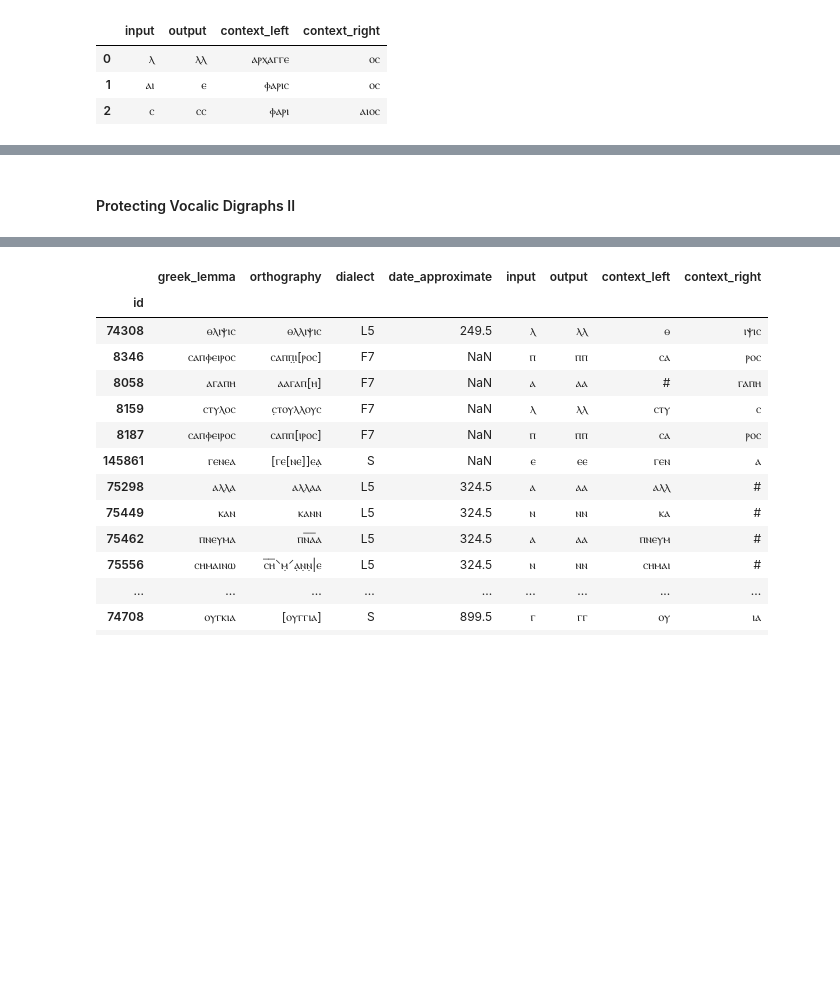
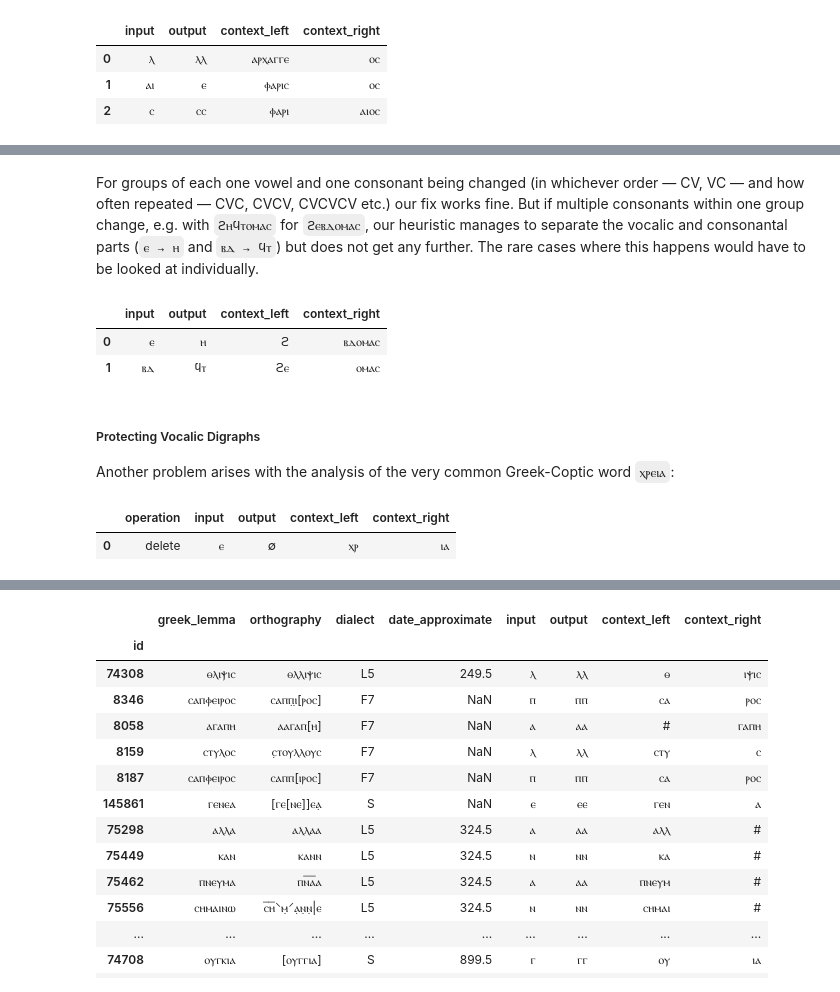
Before and after one commit to kmein/greek-coptic, a Jupyter notebook: greek-coptic.ipynb, the cells around one changed output, grey strips where cells are left out. Saved outputs shown, nothing was run; the diff lists cells and outputs as text; code cells hidden in the pictures; blank space fills up the shorter version.

```diff
--- a/greek-coptic.ipynb
+++ b/greek-coptic.ipynb
@@ -522,2 +496,19 @@ fix_vowel_groups({
+# %% [markdown]
+For groups of each one vowel and one consonant being changed (in whichever order — CV, VC — and how often repeated — CVC, CVCV, CVCVCV etc.) our fix works fine.
+But if multiple consonants within one group change, e.g. with `ϩⲏϥⲧⲟⲙⲁⲥ` for `ϩⲉⲃⲇⲟⲙⲁⲥ`,
+our heuristic manages to separate the vocalic and consonantal parts (`ⲉ → ⲏ` and `ⲃⲇ → ϥⲧ`) but does not get any further.
+The rare cases where this happens would have to be looked at individually.
+# %%
+pd.DataFrame(flatmap(fix_CV_or_VC, get_required_edits("ϩⲉⲃⲇⲟⲙⲁⲥ", "ϩⲏϥⲧⲟⲙⲁⲥ")))
+# %% [output]
+|  | input | output | context_left | context_right |
+| 0 | ⲉ | ⲏ | ϩ | ⲃⲇⲟⲙⲁⲥ |
+| 1 | ⲃⲇ | ϥⲧ | ϩⲉ | ⲟⲙⲁⲥ |
 # %% [markdown]
-#### Protecting Vocalic Digraphs II
+##### Protecting Vocalic Digraphs
+Another problem arises with the analysis of the very common Greek-Coptic word `ⲭⲣⲉⲓⲁ`:
+# %%
+pd.DataFrame(get_required_edits("ⲭⲣⲉⲓⲁ", "ⲭⲣⲓⲁ"))
+# %% [output]
+|  | operation | input | output | context_left | context_right |
+| 0 | delete | ⲉ | ∅ | ⲭⲣ | ⲓⲁ |
```
Also changed, not shown: parts of 40 cells of this notebook.
